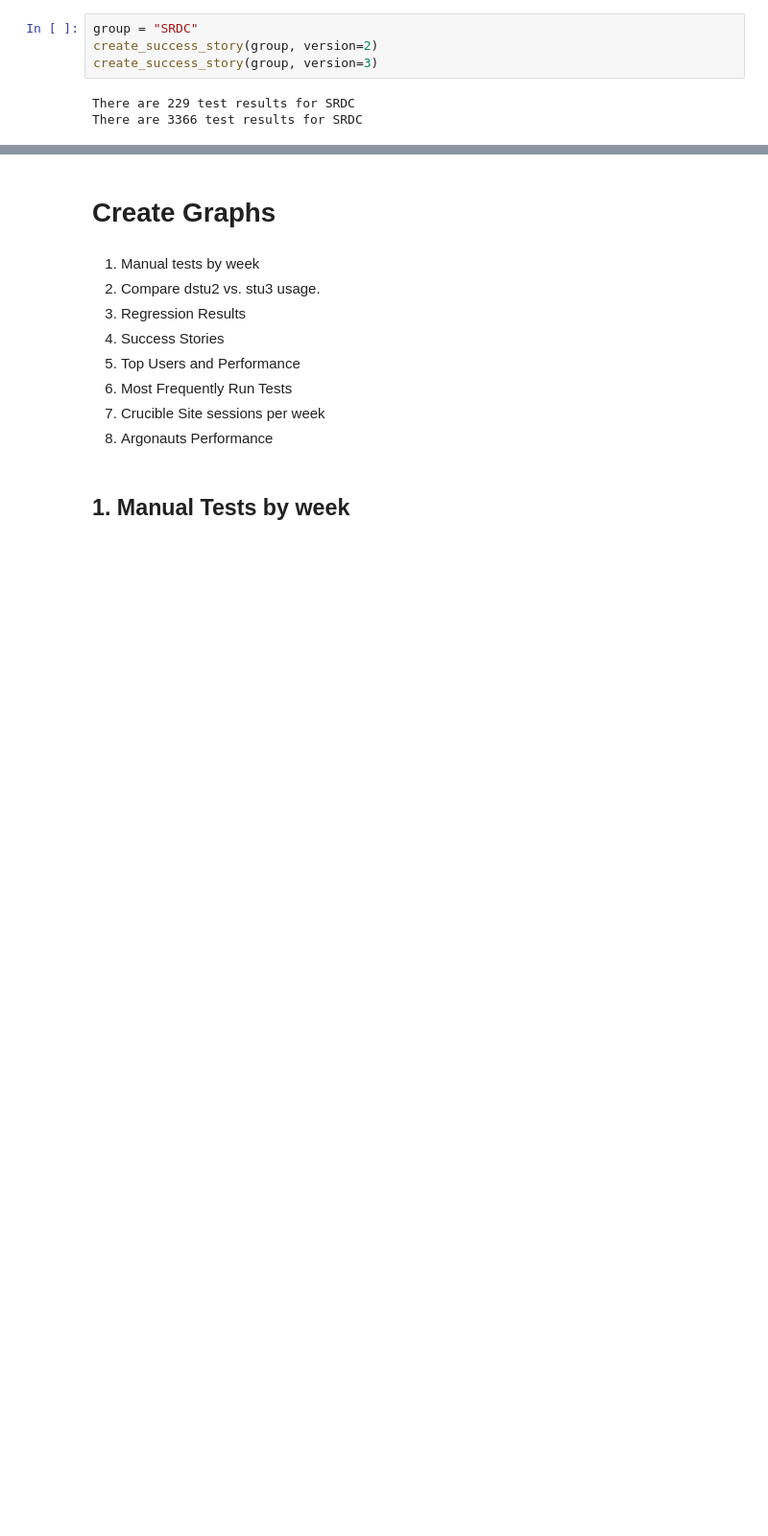
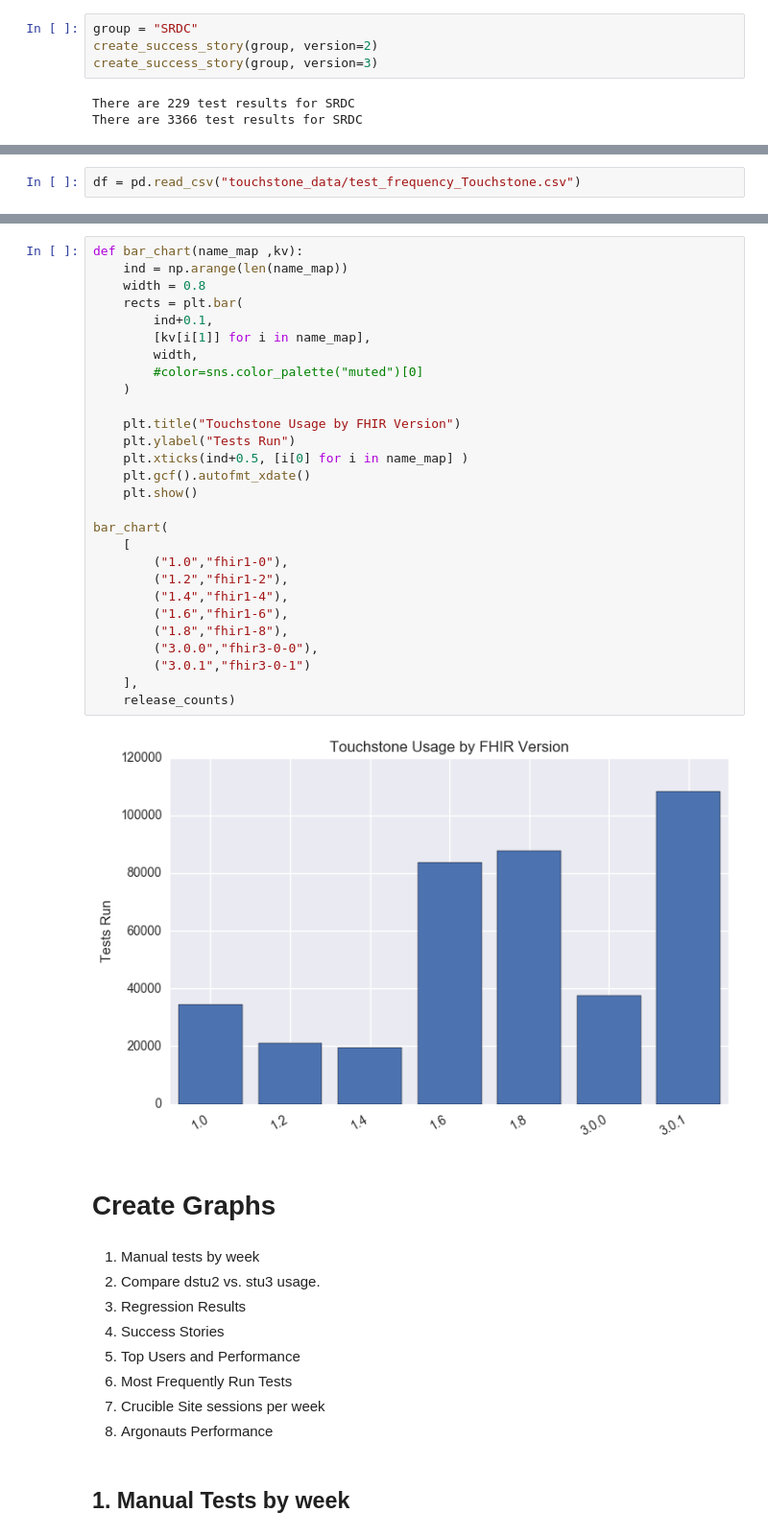
Before and after one commit to fhir-crucible/paper_analysis, a Jupyter notebook: paper_figures.ipynb, the cells around one changed output, grey strips where cells are left out. Shown: that part at 96% size. Cells and saved outputs as stored; diff of their text form; blank space fills up the shorter version.

```diff
--- a/paper_figures.ipynb
+++ b/paper_figures.ipynb
@@ -297,0 +289,2 @@ There are 3366 test results for SRDC
+# %%
+df = pd.read_csv("touchstone_data/test_frequency_Touchstone.csv")
@@ -298,3 +348,33 @@ There are 3366 test results for SRDC
+# %%
+def bar_chart(name_map ,kv):
+    ind = np.arange(len(name_map))
+    width = 0.8
+    rects = plt.bar(
+        ind+0.1,
+        [kv[i[1]] for i in name_map],
+        width,
+        #color=sns.color_palette("muted")[0]
+    )
+
+    plt.title("Touchstone Usage by FHIR Version")
+    plt.ylabel("Tests Run")
+    plt.xticks(ind+0.5, [i[0] for i in name_map] )
+    plt.gcf().autofmt_xdate()
+    plt.show()
+
+bar_chart(
+    [
+        ("1.0","fhir1-0"),
+        ("1.2","fhir1-2"),
+        ("1.4","fhir1-4"),
+        ("1.6","fhir1-6"),
+        ("1.8","fhir1-8"),
+        ("3.0.0","fhir3-0-0"),
+        ("3.0.1","fhir3-0-1")
+    ],
+    release_counts)
+# %% [output]
+[figure, added]
 # %% [markdown]
 # Create Graphs
 # %% [markdown]
```
Also changed, not shown: parts of 22 cells of this notebook.
